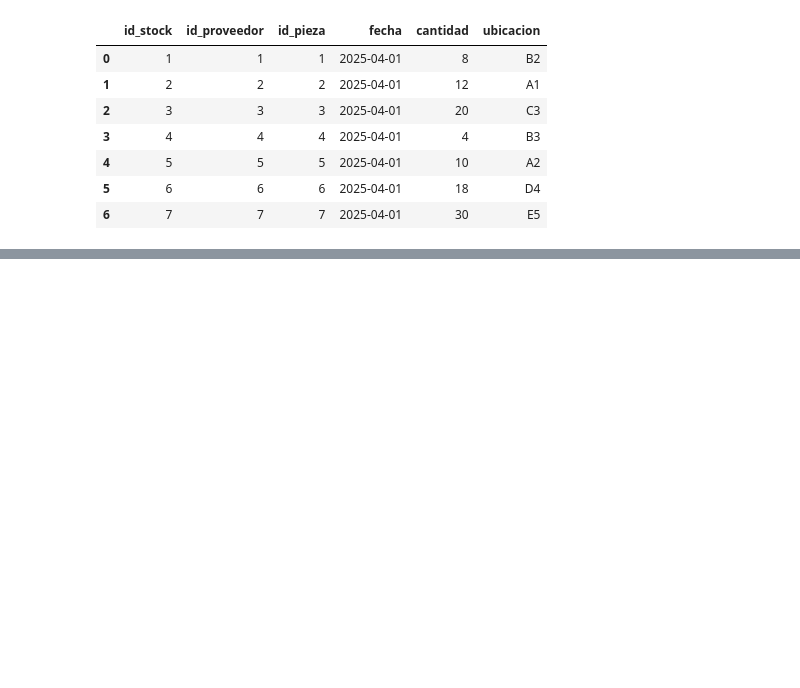
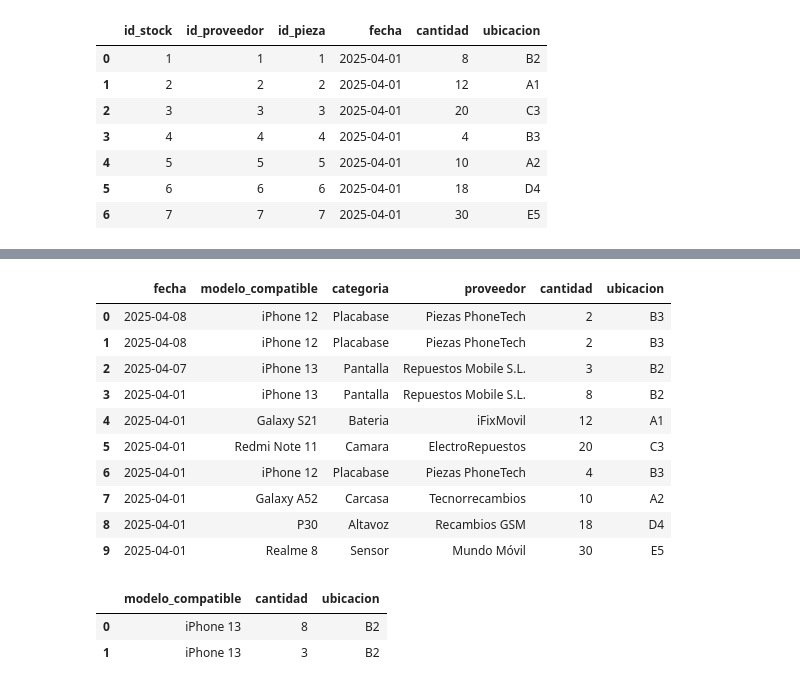
Before and after one commit to MariaJoseCamacho/repositorio_clase, a Jupyter notebook: 03_Analisis_de_Datos/Sprint_06/Team_Challenge/MiBasedeDatos.ipynb, the cells around one changed output, grey strips where cells are left out. Saved outputs shown, nothing was run; the diff lists cells and outputs as text; code cells hidden in the pictures; blank space fills up the shorter version.

```diff
--- a/03_Analisis_de_Datos/Sprint_06/Team_Challenge/MiBasedeDatos.ipynb
+++ b/03_Analisis_de_Datos/Sprint_06/Team_Challenge/MiBasedeDatos.ipynb
@@ -188,0 +218,44 @@ NameError: name 'sql_query' is not defined
+# %%
+query = '''
+SELECT
+    Stock.fecha,
+    Pieza.modelo_compatible,
+    Categoria.nombre AS categoria,
+    Proveedor.nombre AS proveedor,
+    Stock.cantidad,
+    Stock.ubicacion
+FROM Stock
+JOIN Pieza ON Stock.id_pieza = Pieza.id_pieza
+JOIN Categoria ON Pieza.id_categoria = Categoria.id_categoria
+JOIN Proveedor ON Stock.id_proveedor = Proveedor.id_proveedor
+ORDER BY Stock.fecha DESC
+'''
+sql_query(query)
+# %% [output]
+|  | fecha | modelo_compatible | categoria | proveedor | cantidad | ubicacion |
+| 0 | 2025-04-08 | iPhone 12 | Placabase | Piezas PhoneTech | 2 | B3 |
+| 1 | 2025-04-08 | iPhone 12 | Placabase | Piezas PhoneTech | 2 | B3 |
+| 2 | 2025-04-07 | iPhone 13 | Pantalla | Repuestos Mobile S.L. | 3 | B2 |
+| 3 | 2025-04-01 | iPhone 13 | Pantalla | Repuestos Mobile S.L. | 8 | B2 |
+| 4 | 2025-04-01 | Galaxy S21 | Bateria | iFixMovil | 12 | A1 |
+| 5 | 2025-04-01 | Redmi Note 11 | Camara | ElectroRepuestos | 20 | C3 |
+| 6 | 2025-04-01 | iPhone 12 | Placabase | Piezas PhoneTech | 4 | B3 |
+| 7 | 2025-04-01 | Galaxy A52 | Carcasa | Tecnorrecambios | 10 | A2 |
+| 8 | 2025-04-01 | P30 | Altavoz | Recambios GSM | 18 | D4 |
+| 9 | 2025-04-01 | Realme 8 | Sensor | Mundo Móvil | 30 | E5 |
+# %%
+query = '''
+SELECT
+    Pieza.modelo_compatible,
+    Stock.cantidad,
+    Stock.ubicacion
+FROM Stock
+JOIN Pieza ON Stock.id_pieza = Pieza.id_pieza
+JOIN Categoria ON Pieza.id_categoria = Categoria.id_categoria
+WHERE Categoria.nombre LIKE "pantalla"
+'''
+sql_query(query)
+# %% [output]
+|  | modelo_compatible | cantidad | ubicacion |
+| 0 | iPhone 13 | 8 | B2 |
+| 1 | iPhone 13 | 3 | B2 |
```
Also changed, not shown: parts of 9 cells of this notebook, 6 other files.
